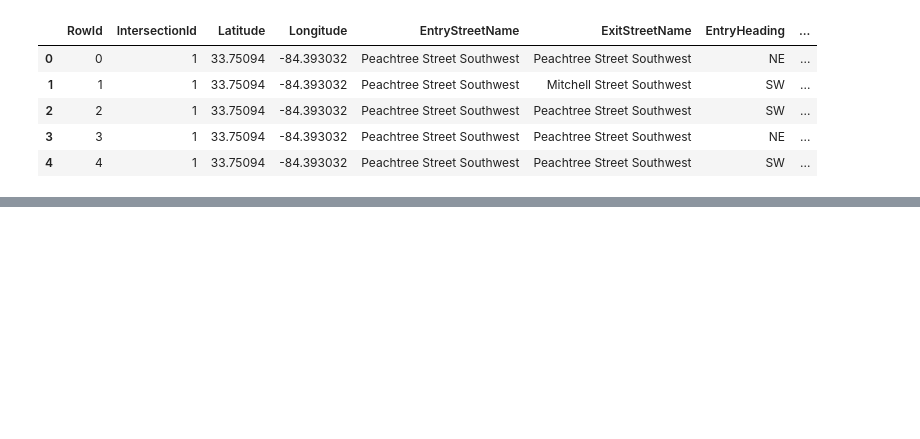
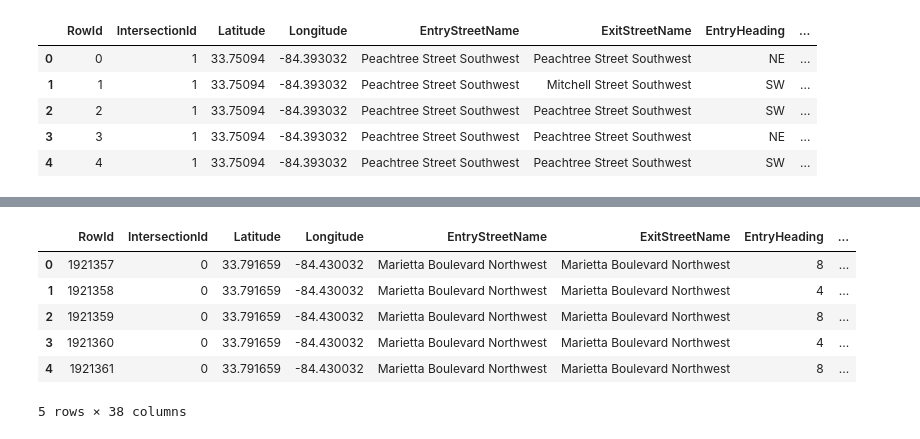
Before and after one commit to spliichx/traffic-congestion, a Jupyter notebook: traffic.ipynb, the cells around one changed output, grey strips where cells are left out. Cells and saved outputs as stored; diff of their text form; code cells hidden in the pictures; blank space fills up the shorter version.

```diff
--- a/traffic.ipynb
+++ b/traffic.ipynb
@@ -371,0 +419,10 @@ test['ExitHeading'] = test['ExitHeading'].map(cardinal_dir)
+# %%
+tempreature_data = [['Chicago',-4.6,-2.4,3.2,9.4,15.1,20.5,23.3,22.4,18.1,11.4,4.6,-2.3],
+['Boston',-1.5,0,3,9,14.5,19.5,23,22,18,12,7,1.5],
+['Atlanta',6.6,8.7,12.6,16.8,21.4,25.3,26.8,26.3,23.2,17.6,12.5,7.7],
+['Philadelphia',0.5,2.1,6.4,12.2,17.7,23,25.6,24.8,20.6,14.2,8.6,3]]
+# %%
+rain_data = [['Chicago',45,45,65,85,95,90,95,125,80,80,80,55],
+['Boston',85,85,110,95,90,95,85,85,85,100,100,95],
+['Atlanta',105,120,120,85,95,100,135,100,115,85,105,100],
+['Philadelphia',75,65,95,90,95,85,110,90,95,80,75,90]]
@@ -371,0 +436,21 @@ test['ExitHeading'] = test['ExitHeading'].map(cardinal_dir)
+# %%
+temp_data = pd.DataFrame(tempreature_data, columns = col).set_index('City').unstack().reset_index()
+temp_data.columns = ['Month','City','Temperature']
+
+data_rain_df = pd.DataFrame(rain_data, columns = col).set_index('City').unstack().reset_index()
+data_rain_df.columns = ['Month','City','Rainfall']
+
+train = train.merge(temp_data, on=['Month','City'])
+train = train.merge(data_rain_df, on=['Month','City'])
+
+test = test.merge(temp_data, on=['Month','City'])
+test = test.merge(data_rain_df, on=['Month','City'])
+train.head()
+# %% [output]
+|  | RowId | IntersectionId | Latitude | Longitude | EntryStreetName | ExitStreetName | EntryHeading | ... |
+| 0 | 1921357 | 0 | 33.791659 | -84.430032 | Marietta Boulevard Northwest | Marietta Boulevard Northwest | 8 | ... |
+| 1 | 1921358 | 0 | 33.791659 | -84.430032 | Marietta Boulevard Northwest | Marietta Boulevard Northwest | 4 | ... |
+| 2 | 1921359 | 0 | 33.791659 | -84.430032 | Marietta Boulevard Northwest | Marietta Boulevard Northwest | 8 | ... |
+| 3 | 1921360 | 0 | 33.791659 | -84.430032 | Marietta Boulevard Northwest | Marietta Boulevard Northwest | 4 | ... |
+| 4 | 1921361 | 0 | 33.791659 | -84.430032 | Marietta Boulevard Northwest | Marietta Boulevard Northwest | 8 | ... |
+5 rows × 38 columns
```
Also changed, not shown: parts of 15 cells of this notebook.
